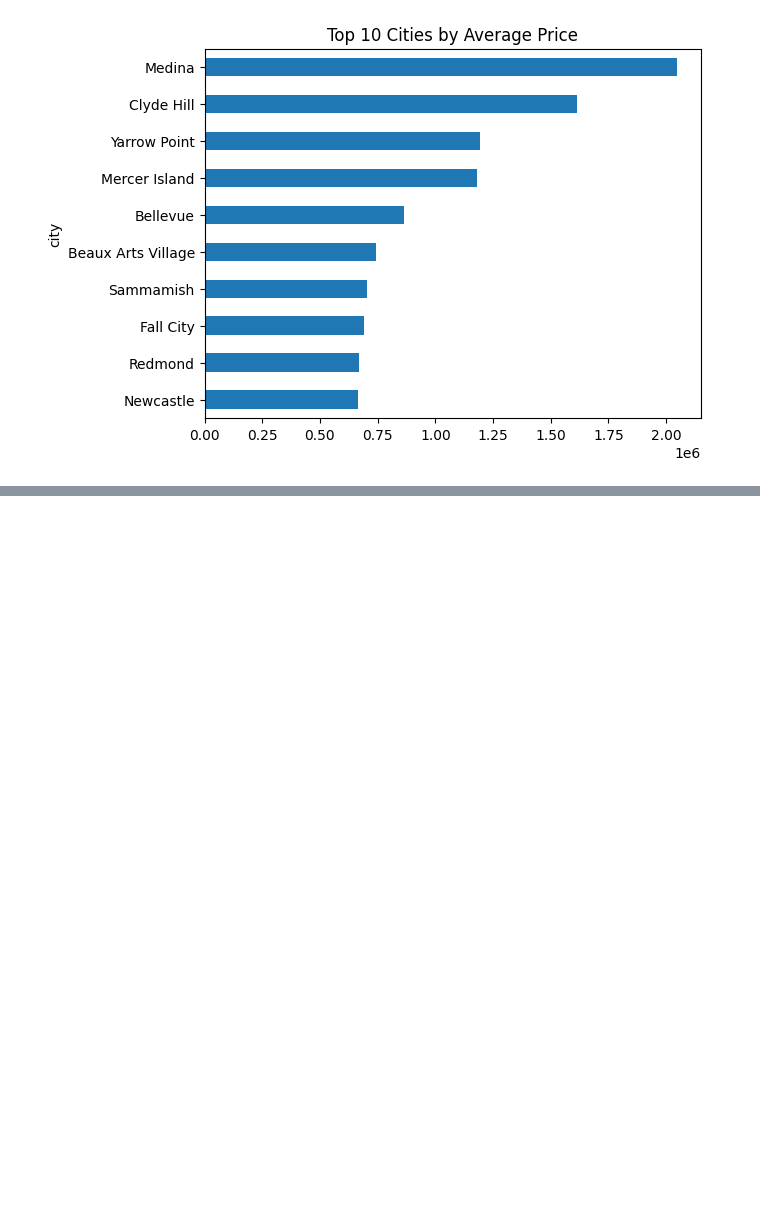
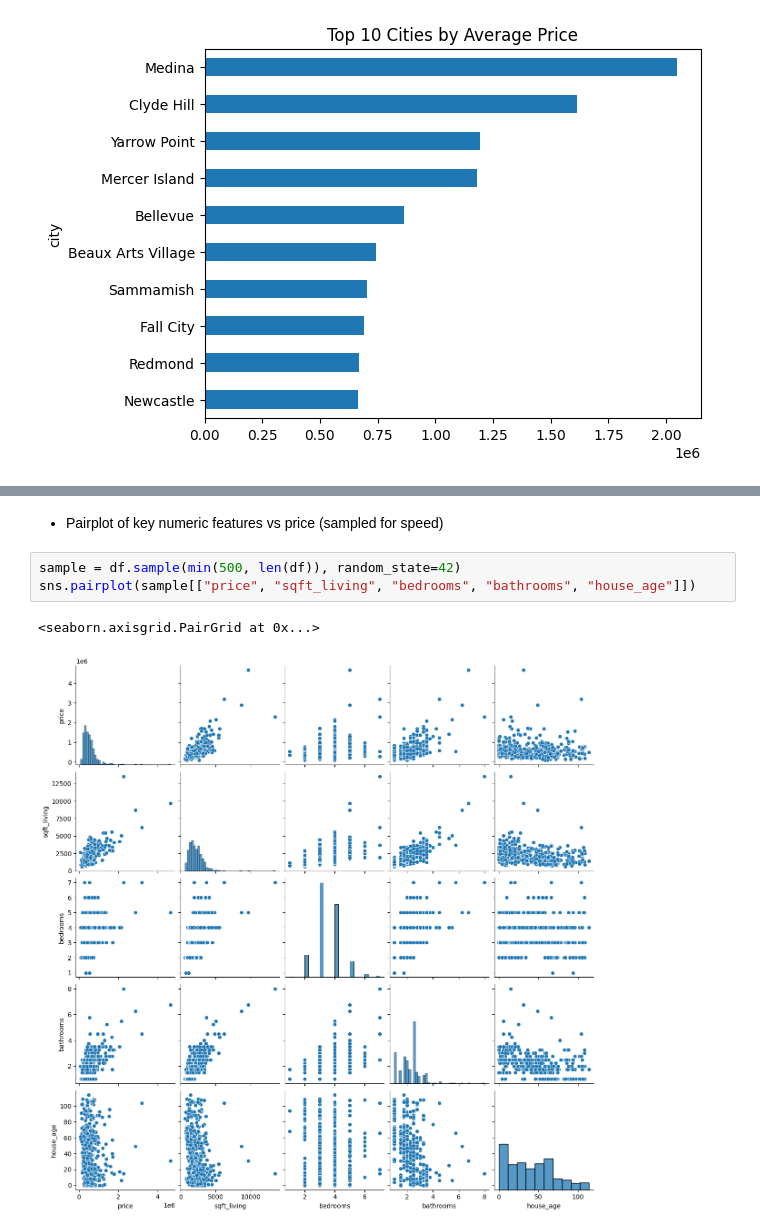
Before and after one commit to geershatisaxena/House-Price-Predictor, a Jupyter notebook: house prediction.ipynb, the cells around one changed output, grey strips where cells are left out. Saved outputs shown, nothing was run; the diff lists cells and outputs as text; blank space fills up the shorter version.

```diff
--- a/house prediction.ipynb
+++ b/house prediction.ipynb
@@ -438,0 +476,8 @@ plt.gca().invert_yaxis()
+# %% [markdown]
+- Pairplot of key numeric features vs price (sampled for speed)
+# %%
+sample = df.sample(min(500, len(df)), random_state=42)
+sns.pairplot(sample[["price", "sqft_living", "bedrooms", "bathrooms", "house_age"]])
+# %% [output]
+<seaborn.axisgrid.PairGrid at 0x...>
+[figure, added]
```
Also changed, not shown: parts of 4 cells of this notebook.
